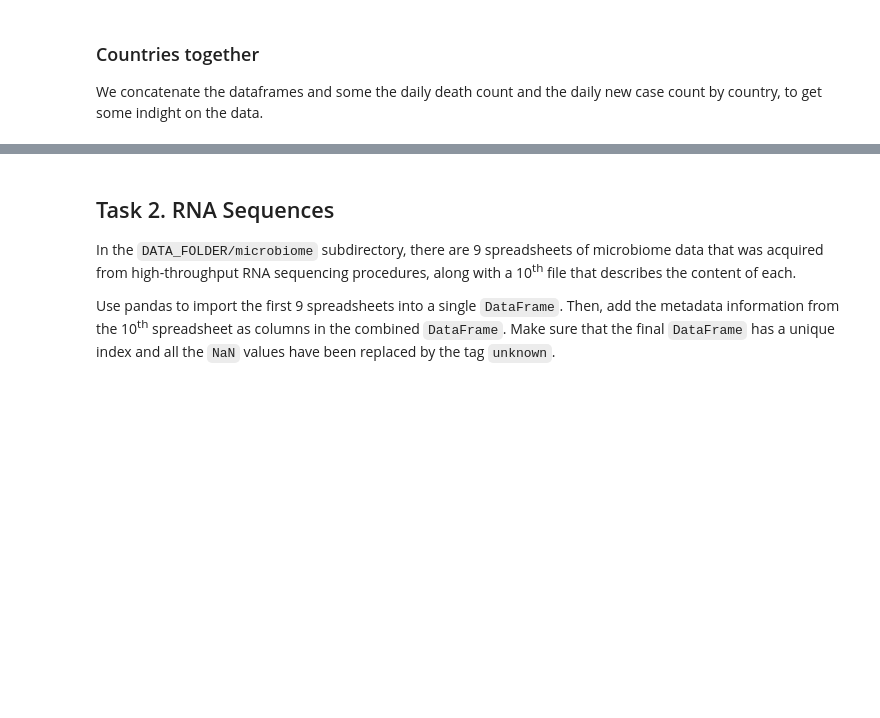
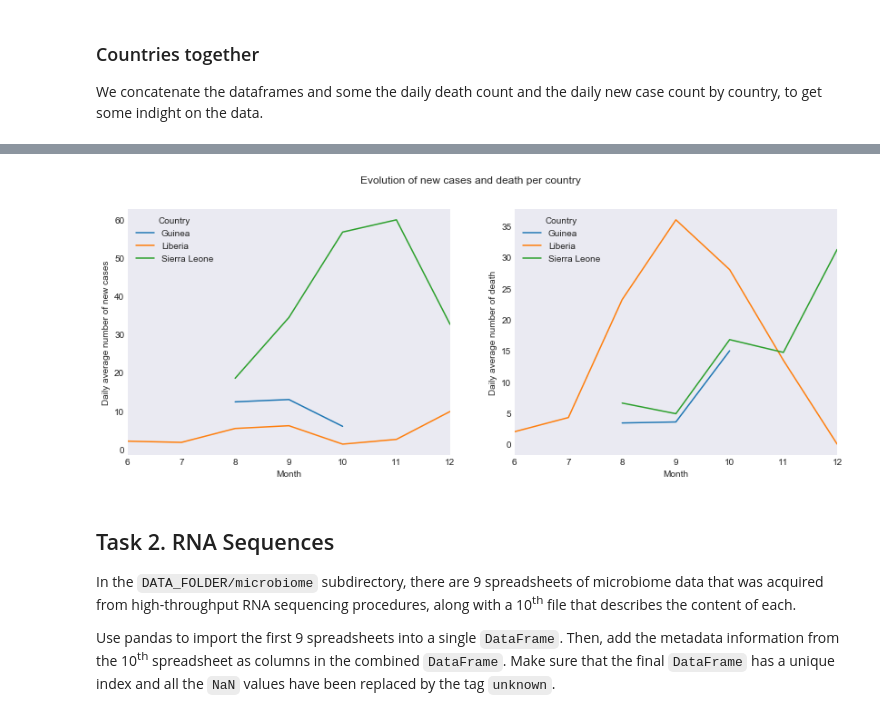
Before and after one commit to brunebastide/ADA, a Jupyter notebook: 01 - Pandas and Data Wrangling/jb-Homework 1.ipynb, the cells around one changed output, grey strips where cells are left out. Cells and saved outputs as stored; diff of their text form; code cells hidden in the pictures; blank space fills up the shorter version.

```diff
--- a/01 - Pandas and Data Wrangling/jb-Homework 1.ipynb
+++ b/01 - Pandas and Data Wrangling/jb-Homework 1.ipynb
@@ -433,3 +435,18 @@ all_rates
+# %%
+# For visualisation purpose we also plot the data
+all_rates.columns = all_rates.columns.get_level_values(0)
+all_rates.reset_index(inplace=True)
+death_df_plot = all_rates[all_rates.Description == 'Death'].pivot(index='Month', columns='Country', values='Totals')
+new_df_plot = all_rates[all_rates.Description == 'New case'].pivot(index='Month', columns='Country', values='Totals')
+
+f, (ax1, ax2) = plt.subplots(1, 2, sharex=True, figsize=(14,5));
+new_df_plot.plot(ax=ax1);
+ax1.set_ylabel('Daily average number of new cases');
+death_df_plot.plot(ax=ax2);
+ax2.set_ylabel('Daily average number of death');
+plt.suptitle('Evolution of new cases and death per country');
+# %% [output]
+[figure, added]
 # %% [markdown]
 ## Task 2. RNA Sequences
 
```
Also changed, not shown: parts of 3 cells of this notebook.
